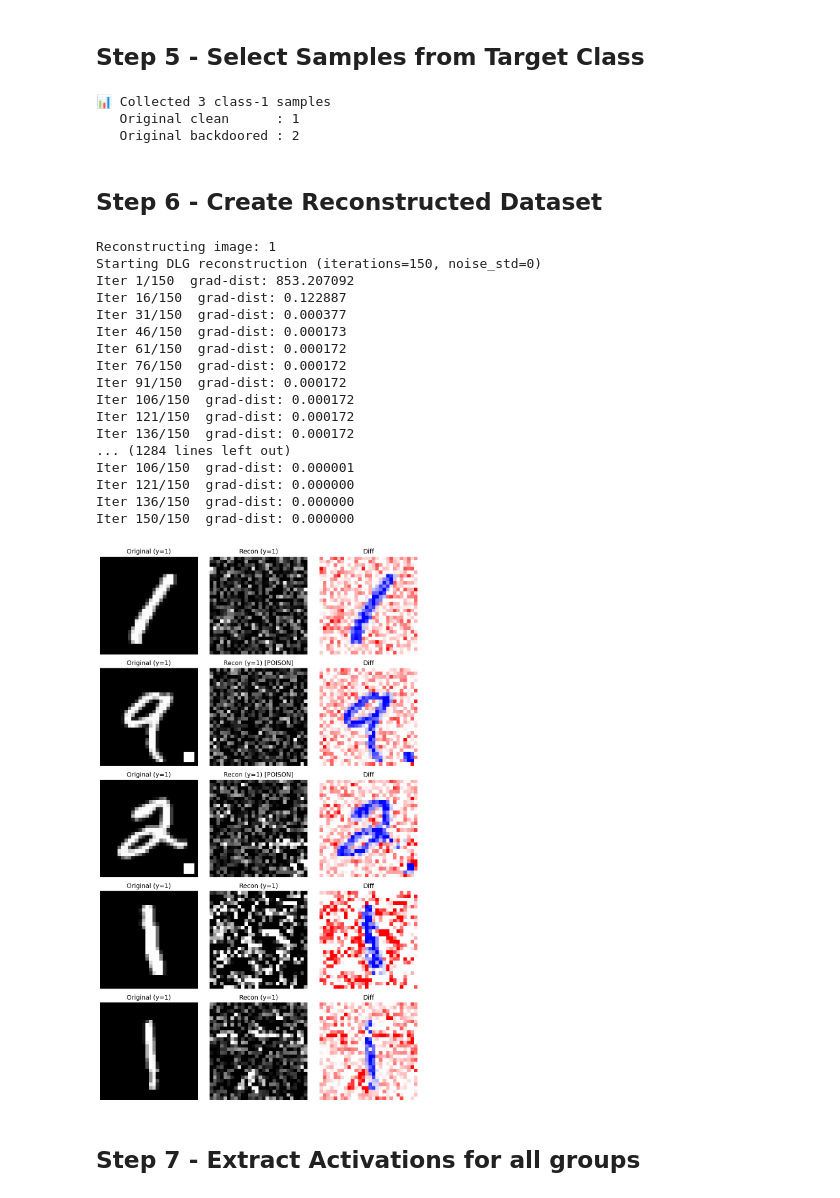
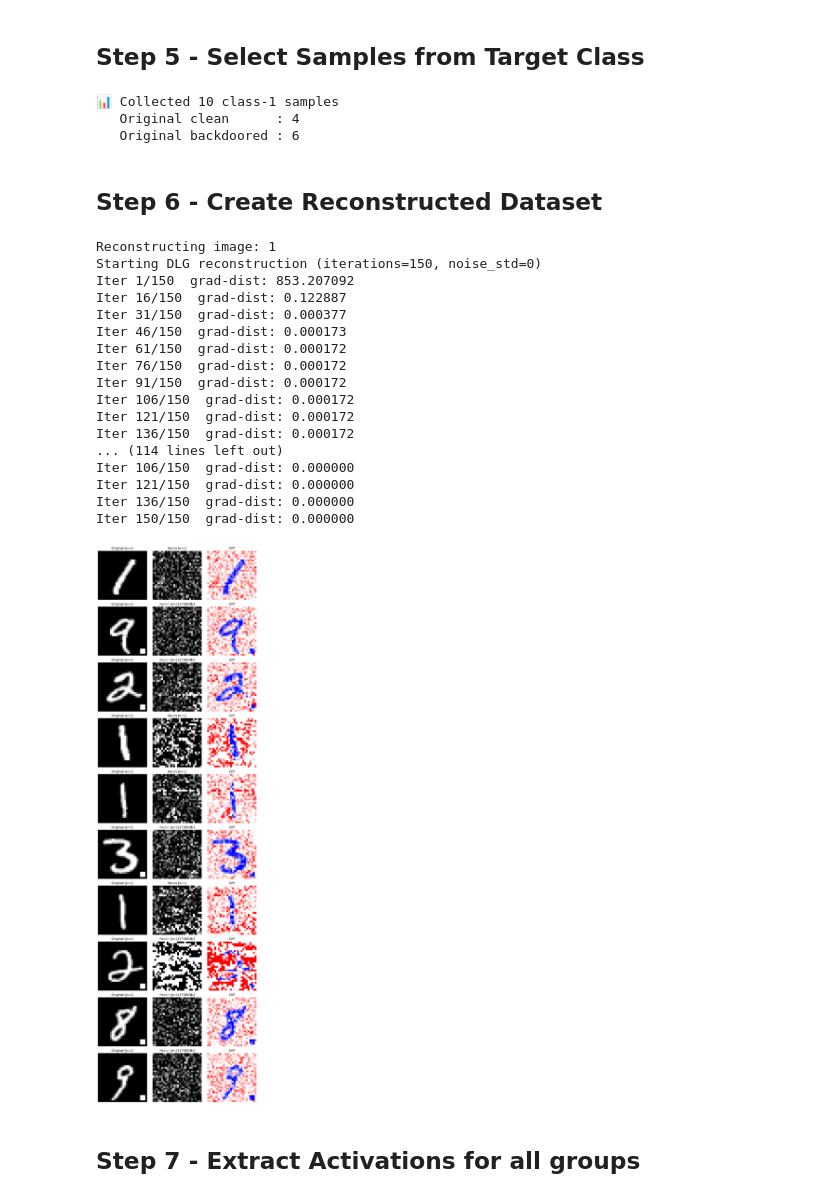
Before and after one commit to Simon-Kraft/reconstruction-activation-clustering, a Jupyter notebook: main.ipynb, the cells around one changed output. Drawn from its saved outputs; the diff is of its cells as text; code cells hidden in the pictures.

```diff
--- a/main.ipynb
+++ b/main.ipynb
@@ -114,16 +114,14 @@ print(f"✅ MNIST loaded | Poison injected: {poisoned_train.n_poison:,} samples"
 # %% [output]
 ✅ MNIST loaded | Poison injected: 10,651 samples
 # %%
-import matplotlib.pyplot as plt
-
-NUM_SAMPLES = 5
+SAMPLES_TO_PLOT = 5
 
 # Find indices where is_poisoned is True
 poison_indices = [i for i, poisoned in enumerate(poisoned_train.is_poisoned) if poisoned]
-indices_to_show = poison_indices[:NUM_SAMPLES]
+indices_to_show = poison_indices[:SAMPLES_TO_PLOT]
 
-# Create a grid: 2 rows (Clean, Poisoned) x NUM_SAMPLES columns
-fig, ax = plt.subplots(nrows=2, ncols=NUM_SAMPLES, figsize=(15, 6))
+# Create a grid: 2 rows (Clean, Poisoned) x SAMPLES_TO_PLOT columns
+fig, ax = plt.subplots(nrows=2, ncols=SAMPLES_TO_PLOT, figsize=(15, 6))
 
 for i, idx in enumerate(indices_to_show):
     # 1. Get the Clean Version (from the original dataset)
@@ -299,7 +297,7 @@ Iter 300/300  grad-dist: 1.732213
 # %% [markdown]
 ## Step 5 - Select Samples from Target Class
 # %%
-N_SAMPLES = 3  # total images to collect (adjust as needed)
+N_SAMPLES = 10  # total images to collect (adjust as needed)
 
 # Grab indices of target class samples
 target_indices = [
@@ -324,9 +322,9 @@ print(f"📊 Collected {len(target_indices)} class-{TARGET_CLASS} samples")
 print(f"   Original clean      : {len(clean_indices)}")
 print(f"   Original backdoored : {len(bd_indices)}")
 # %% [output]
-📊 Collected 3 class-1 samples
-   Original clean      : 1
-   Original backdoored : 2
+📊 Collected 10 class-1 samples
+   Original clean      : 4
+   Original backdoored : 6
 # %% [markdown]
 ## Step 6 - Create Reconstructed Dataset
 # %%
@@ -393,8 +391,8 @@ Iter 91/150  grad-dist: 0.000172
 Iter 106/150  grad-dist: 0.000172
 Iter 121/150  grad-dist: 0.000172
 Iter 136/150  grad-dist: 0.000172
-... (1284 lines left out)
-Iter 106/150  grad-dist: 0.000001
+... (114 lines left out)
+Iter 106/150  grad-dist: 0.000000
 Iter 121/150  grad-dist: 0.000000
 Iter 136/150  grad-dist: 0.000000
 Iter 150/150  grad-dist: 0.000000
@@ -470,35 +468,35 @@ def visualize_reconstructed_dataset(
 
         # Reconstructed
         ax1.imshow(recon_disp, cmap='gray', vmin=0, vmax=1)
         title = 'Recon'
         if labels is not None:
             title += f' (y={labels[i]})'
         if truth_flags is not None and truth_flags[i]:
             title += ' [POISON]'
         ax1.set_title(title)
         ax1.axis('off')
 
         # Diff
         v = np.abs(diff).max() if np.isfinite(np.abs(diff).max()) else None
         if v is None or v == 0:
             ax2.imshow(diff, cmap='bwr')
         else:
             ax2.imshow(diff, cmap='bwr', vmin=-v, vmax=v)
         ax2.set_title('Diff')
         ax2.axis('off')
 
     plt.tight_layout()
     plt.show()
 
 visualize_reconstructed_dataset(
     recon_dataset=reconstructed,
     original_images=imgs_collect,
-    n_display=NUM_SAMPLES,
+    n_display=N_SAMPLES,
     labels=labels_collect,
     truth_flags=truth_flags,
 )
 # %% [output]
-[figure, old version]
+[figure, new version]
 # %% [markdown]
 ## Step 7 - Extract Activations for all groups
 # %%
```
Also changed, not shown: parts of 15 cells of this notebook, 5 other files.
